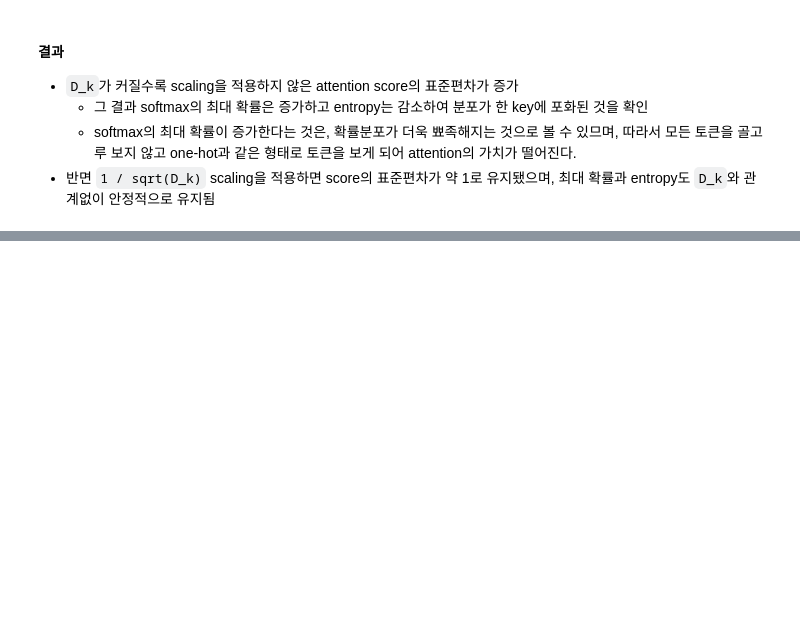
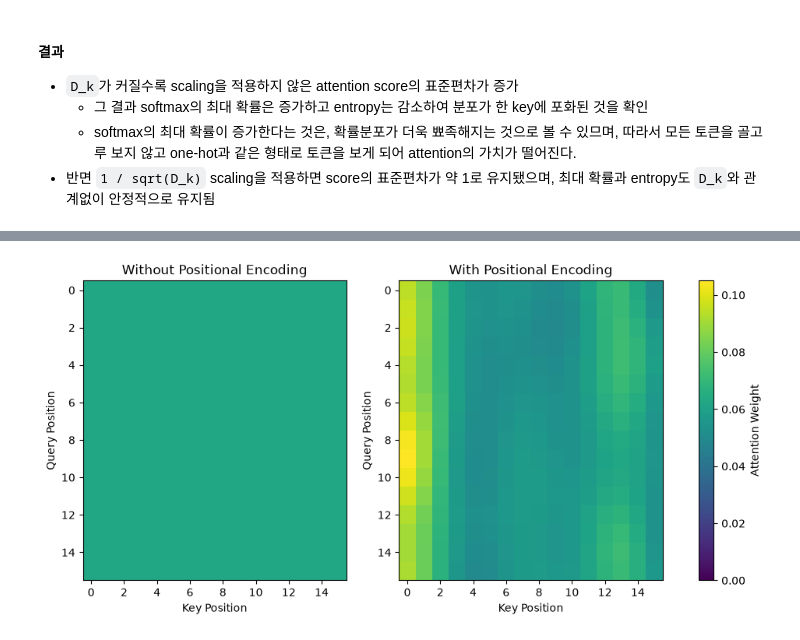
Before and after one commit to r-jelly/model-from-scratch, a Jupyter notebook: 03-transformer-block/experiment.ipynb, the cells around one changed output, grey strips where cells are left out. Saved outputs shown, nothing was run; the diff lists cells and outputs as text; code cells hidden in the pictures; blank space fills up the shorter version.

```diff
--- a/03-transformer-block/experiment.ipynb
+++ b/03-transformer-block/experiment.ipynb
@@ -97,0 +214,33 @@ D_k=128 | max prob: 0.8677 → 0.1655 | entropy: 0.3434 → 3.0099
+# %%
+without_pe_map = without_pe_weights[0, 0].detach().cpu()
+with_pe_map = with_pe_weights[0, 0].detach().cpu()
+
+vmax = max(
+    without_pe_map.max().item(),
+    with_pe_map.max().item(),
+)
+
+fig, axes = plt.subplots(1, 2, figsize=(12, 5))
+
+images = []
+for ax, attention_map, title in zip(
+    axes,
+    [without_pe_map, with_pe_map],
+    ["Without Positional Encoding", "With Positional Encoding"],
+):
+    image = ax.imshow(
+        attention_map,
+        aspect="auto",
+        cmap="viridis",
+        vmin=0,
+        vmax=vmax,
+    )
+    images.append(image)
+    ax.set_xlabel("Key Position")
+    ax.set_ylabel("Query Position")
+    ax.set_title(title)
+
+fig.colorbar(images[0], ax=axes, label="Attention Weight")
+plt.show()
+# %% [output]
+[figure, added]
```
Also changed, not shown: parts of 6 cells of this notebook, 1 other file.
